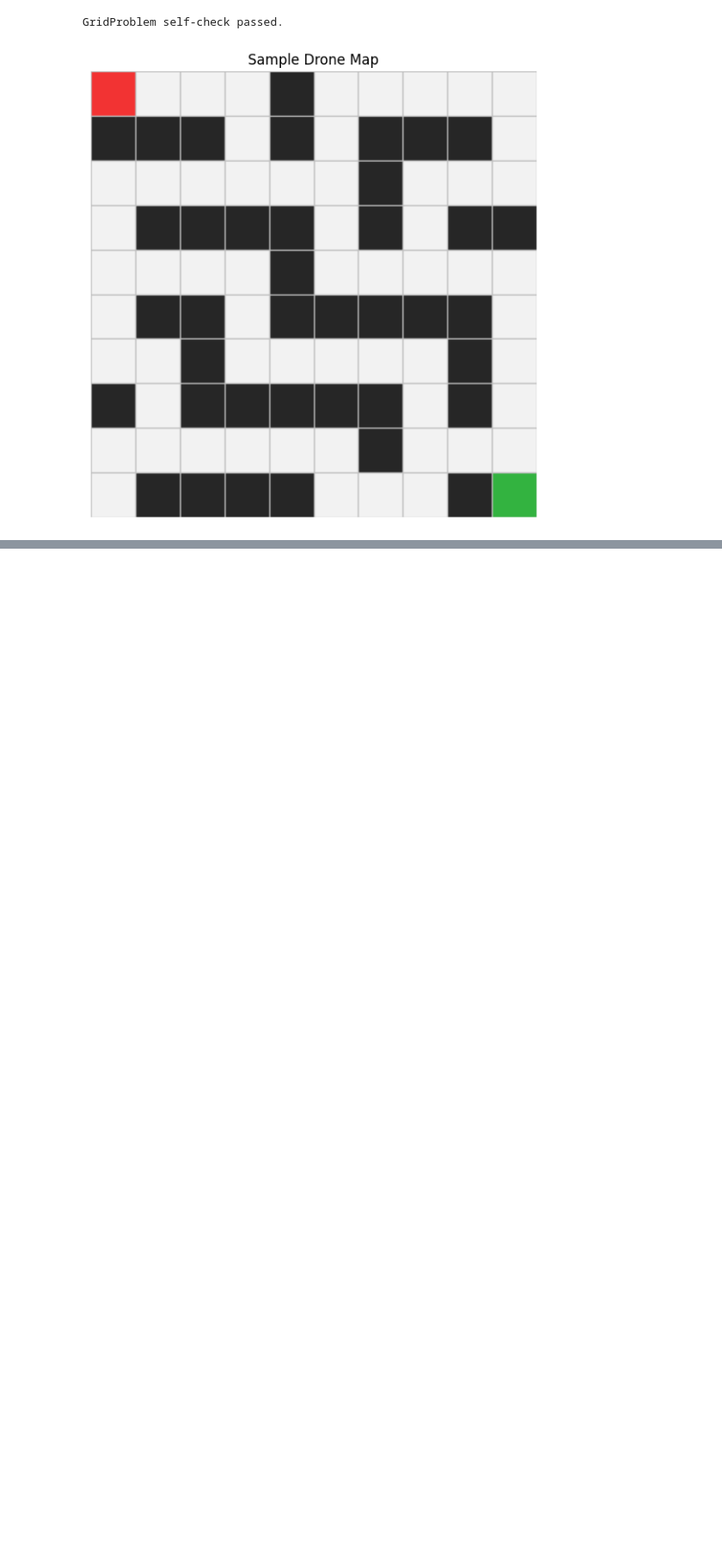
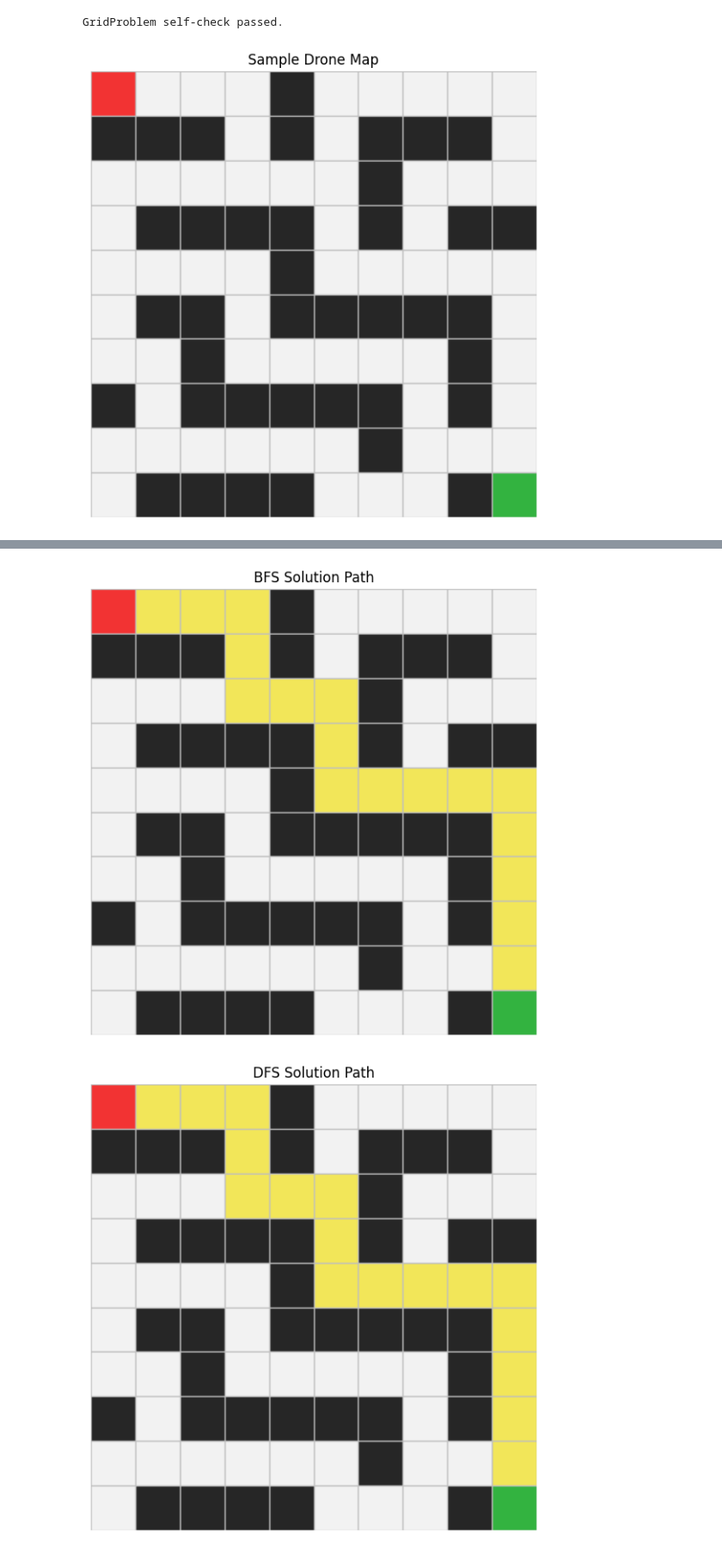
Before and after one commit to Ewurakua419/Ewurakua_Amoah_lab1_, a Jupyter notebook: Ewurakua_Amoah_lab1.ipynb, the cells around one changed output, grey strips where cells are left out. Shown at 86% size. Cells and saved outputs as stored; diff of their text form; code cells hidden in the pictures; blank space fills up the shorter version.

```diff
--- a/Ewurakua_Amoah_lab1.ipynb
+++ b/Ewurakua_Amoah_lab1.ipynb
@@ -438,7 +438,7 @@ class DepthFirstSearch(SearchAlgorithm):
                     frontier.append(child)
 
 
-        return SearchResult(algorithm=algorithm,status='failure',nodes_expanded=nodes_expanded, max_frontier_size=max_frontier_size)
+        return SearchResult(algorithm=algorithm,status='failure',nodes_expanded=nodes_expanded, max_frontier_size=max_frontier_size, solution=None)
 # %%
 class DepthLimitedSearch(SearchAlgorithm):
     def search(self, problem: Problem, limit: int = 10) -> SearchResult:
@@ -538,18 +538,19 @@ class IterativeDeepeningSearch(SearchAlgorithm):
         # 6. If all limits return cutoff up to max_depth, return cutoff.
         max_frontier_size=0
         iteration_log=[]
+        limit=0
+        nodes_expanded=0
         for limit in range(max_depth):
             max_frontier_size+=1
+            nodes_expanded+=1
             dls = DepthLimitedSearch()
-            ans= dls.search(problem, limit=limit)
-            result=ans.solution
-            status=ans.status
-            #result, status= DepthLimitedSearch(problem,limit)
-            iteration_log.append(result).apppend(status)
-            if status== "success":
-                return SearchResult(algorithm=algorithm,status=status,limit=limit, max_frontier_size=max_frontier_size)
-            elif status=="faliure":
-                return SearchResult(algorithm=algorithm,status=status,limit=limit, max_frontier_size=max_frontier_size)
+            result= dls.search(problem, limit=limit)
+            iteration_log.append((result.limit,result.status))
+            if result.status== "success":
+                return SearchResult(algorithm=algorithm,status=result.status,limit=limit, max_frontier_size=max_frontier_size)
+            elif result.status=="faliure":
+                return SearchResult(algorithm=algorithm,status=result.status,limit=limit, max_frontier_size=max_frontier_size)
+        return SearchResult(algorithm=algorithm,solution=None,status="cutoff",limit=limit, max_frontier_size=max_frontier_size,nodes_expanded=nodes_expanded)
 
 
         # Hint:
@@ -573,0 +578,25 @@ AttributeError: 'NoneType' object has no attribute 'apppend'
+# %%
+# Visualise solution paths.
+# After your algorithms work, choose at least two algorithms and plot their paths.
+
+bfs_result = results[0]
+dfs_result = results[1]
+
+plot_path(
+    sample_grid,
+    start,
+    goal,
+    path=bfs_result.path,
+    title="BFS Solution Path",
+)
+
+plot_path(
+    sample_grid,
+    start,
+    goal,
+    path=dfs_result.path,
+    title="DFS Solution Path",
+)
+# %% [output]
+[figure, added]
+[figure, added]
```
Also changed, not shown: parts of 3 cells of this notebook.
